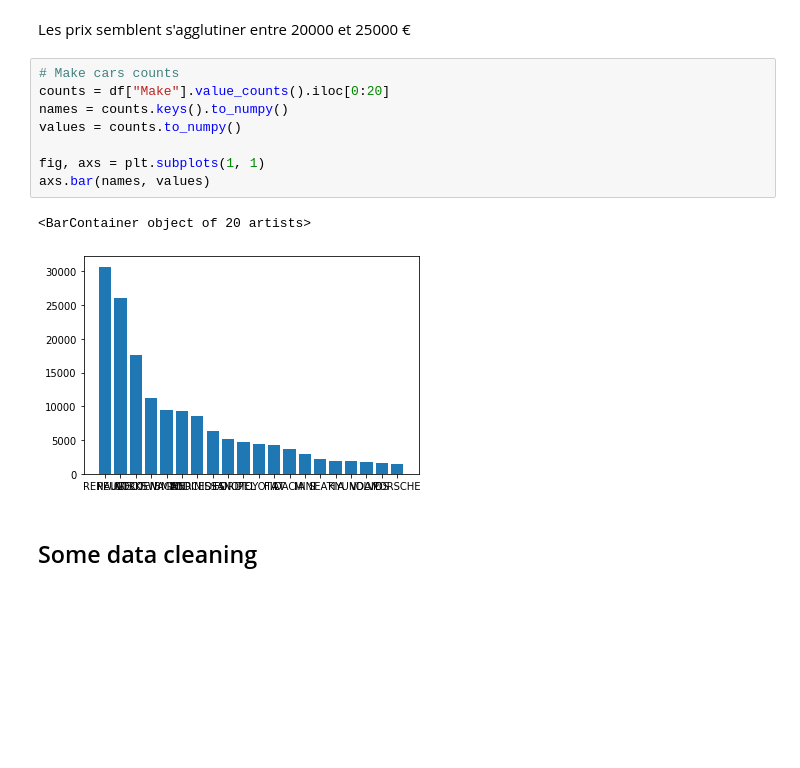
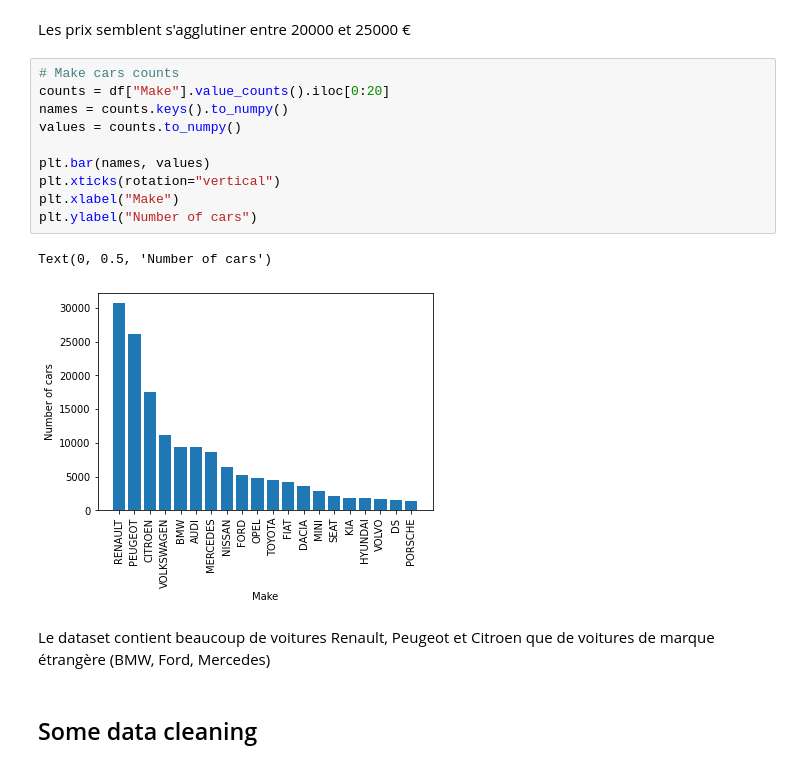
Before and after one commit to bnpoirier/data_project, a Jupyter notebook: main.ipynb, the cells around one changed output. Cells and saved outputs as stored; diff of their text form; blank space fills up the shorter version.

Commit message:
Fix labels overlapping on Make histograms

```diff
--- a/main.ipynb
+++ b/main.ipynb
@@ -51,14 +51,18 @@ Les prix semblent s'agglutiner entre 20000 et 25000 €
 # %%
 # Make cars counts
 counts = df["Make"].value_counts().iloc[0:20]
 names = counts.keys().to_numpy()
 values = counts.to_numpy()
 
-fig, axs = plt.subplots(1, 1)
-axs.bar(names, values)
+plt.bar(names, values)
+plt.xticks(rotation="vertical")
+plt.xlabel("Make")
+plt.ylabel("Number of cars")
 # %% [output]
-<BarContainer object of 20 artists>
+Text(0, 0.5, 'Number of cars')
-[figure, old version]
+[figure, new version]
+# %% [markdown]
+Le dataset contient beaucoup de voitures Renault, Peugeot et Citroen que de voitures de marque étrangère (BMW, Ford, Mercedes)
 # %% [markdown]
 ## Some data cleaning
 # %% [markdown]
```
Also changed, not shown: parts of 3 cells of this notebook.
